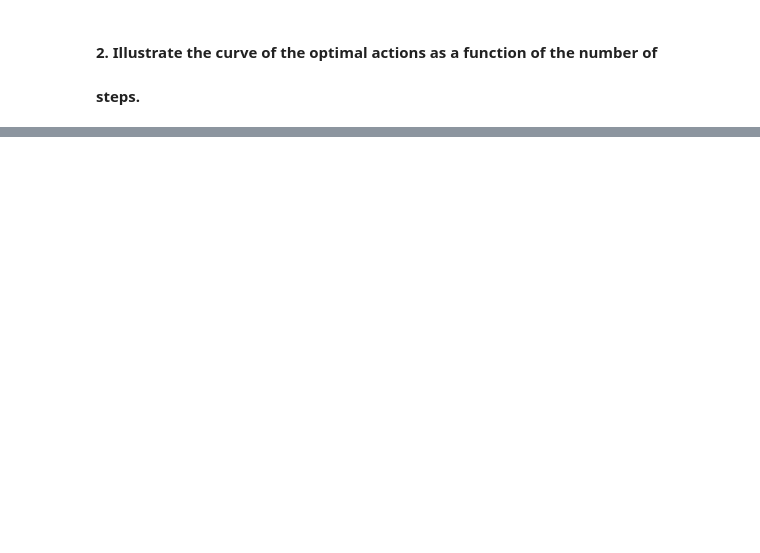
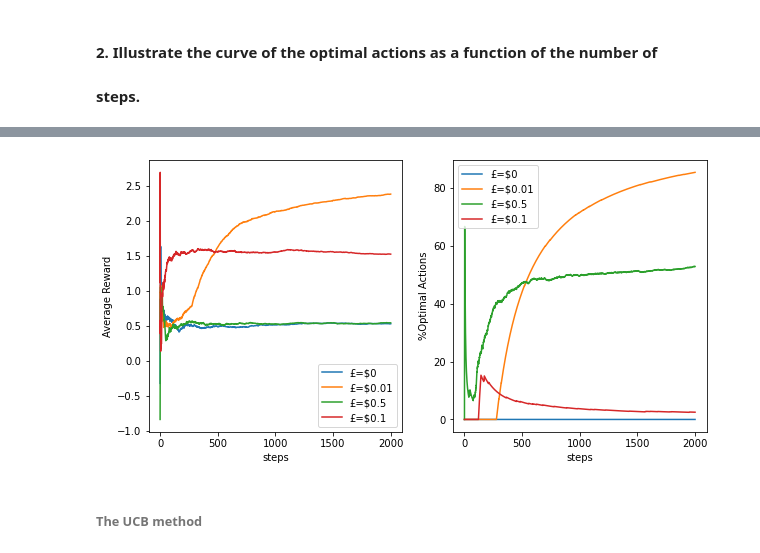
Before and after one commit to chechna9/Reinforcement_Learning, a Jupyter notebook: TD_TP1.ipynb, the cells around one changed output, grey strips where cells are left out. Cells and saved outputs as stored; diff of their text form; code cells hidden in the pictures; blank space fills up the shorter version.

```diff
--- a/TD_TP1.ipynb
+++ b/TD_TP1.ipynb
@@ -133,0 +213,25 @@ No handles with labels found to put in legend.
+# %%
+epsilons = [0,0.01,0.5,0.1]
+epsilonGreedyBandits = [BanditProblem(numberOfArms=k) for i in range(len(epsilons))]
+# %%
+fig,axes = plt.subplots(1,2, figsize=(10, 5))
+axes[0].set_xlabel("steps")
+axes[1].set_xlabel("steps")
+
+axes[0].set_ylabel("Average Reward")
+axes[1].set_ylabel("%Optimal Actions")
+
+for index,bandit in enumerate(epsilonGreedyBandits):
+    bandit.startGreedyEpsilon(epsilon=epsilons[index],steps=steps)
+    axes[0].plot(bandit.averageRewards,label=f'£=${epsilons[index]}')
+    axes[1].plot(bandit.optimalActionsProportion,label=f'£=${epsilons[index]}')
+
+
+axes[0].legend()
+axes[1].legend()
+
+plt.show()
+# %% [output]
+[figure, added]
+# %% [markdown]
+###### The UCB method
```
Also changed, not shown: parts of 16 cells of this notebook.
